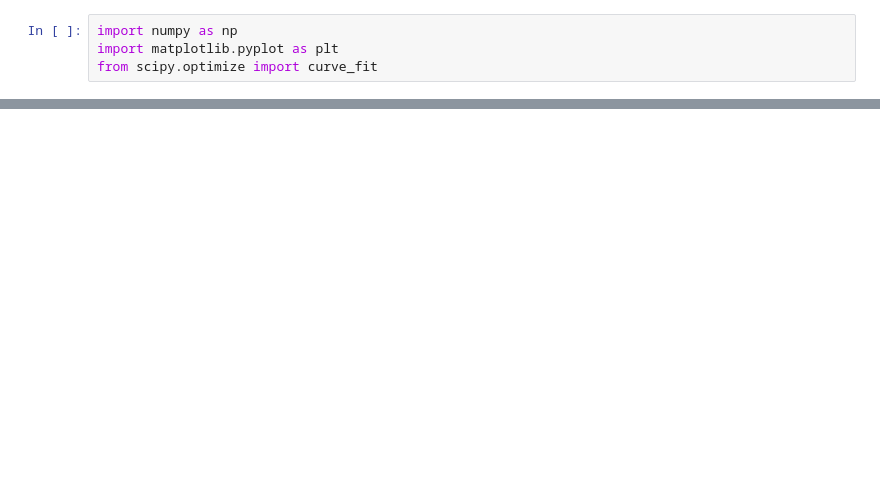
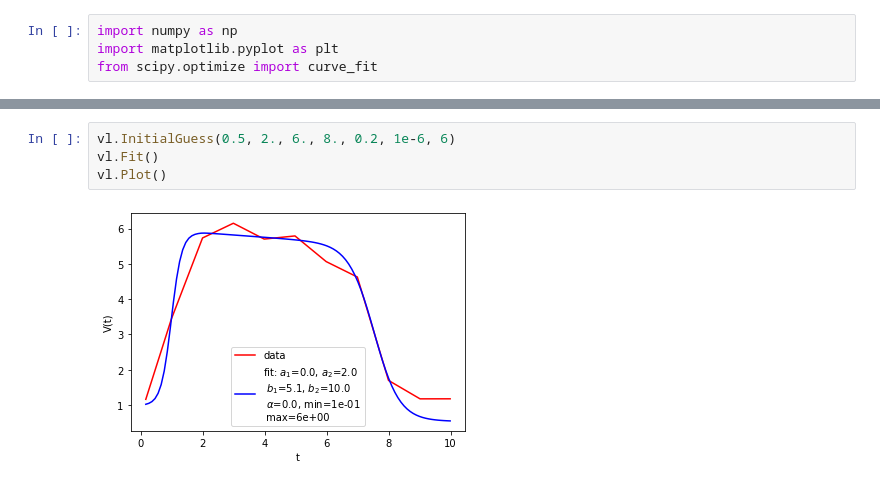
Before and after one commit to ccontrer/20-08Covid19Physiology, a Jupyter notebook: Fitting.ipynb, the cells around one changed output, grey strips where cells are left out. Drawn from its saved outputs; the diff is of its cells as text; blank space fills up the shorter version.

```diff
--- a/Fitting.ipynb
+++ b/Fitting.ipynb
@@ -71,0 +171,6 @@ plt.show()
+# %%
+vl.InitialGuess(0.5, 2., 6., 8., 0.2, 1e-6, 6)
+vl.Fit()
+vl.Plot()
+# %% [output]
+[figure, added]
```
Also changed, not shown: parts of 19 cells of this notebook, 4 other files.
